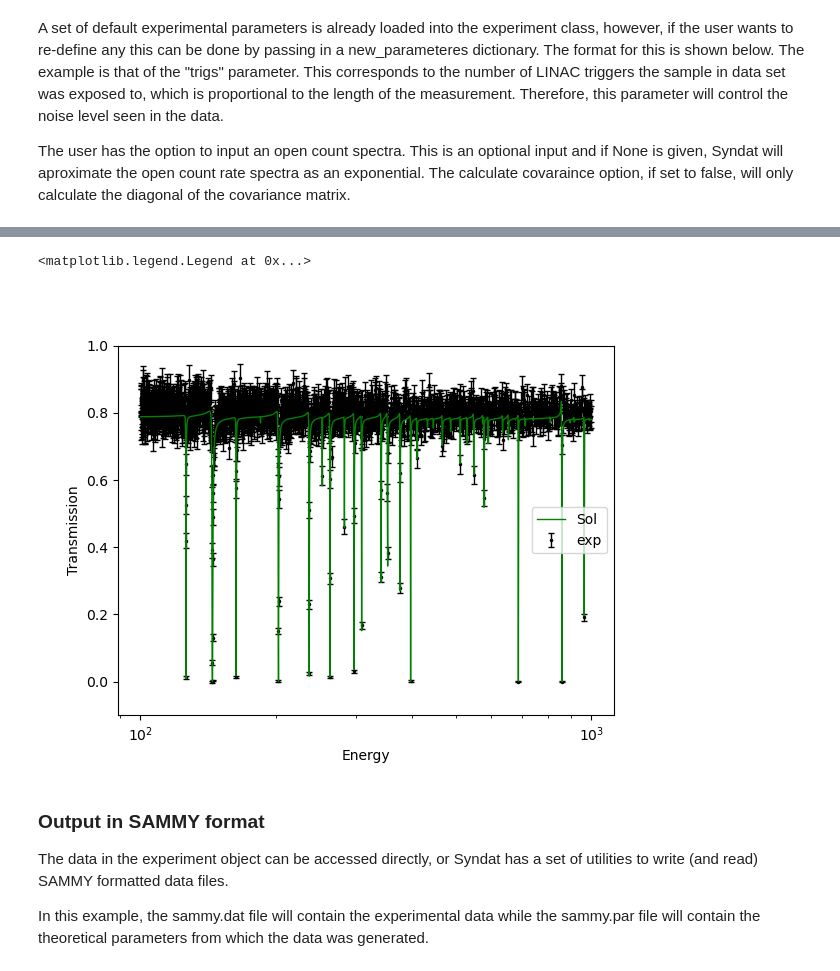
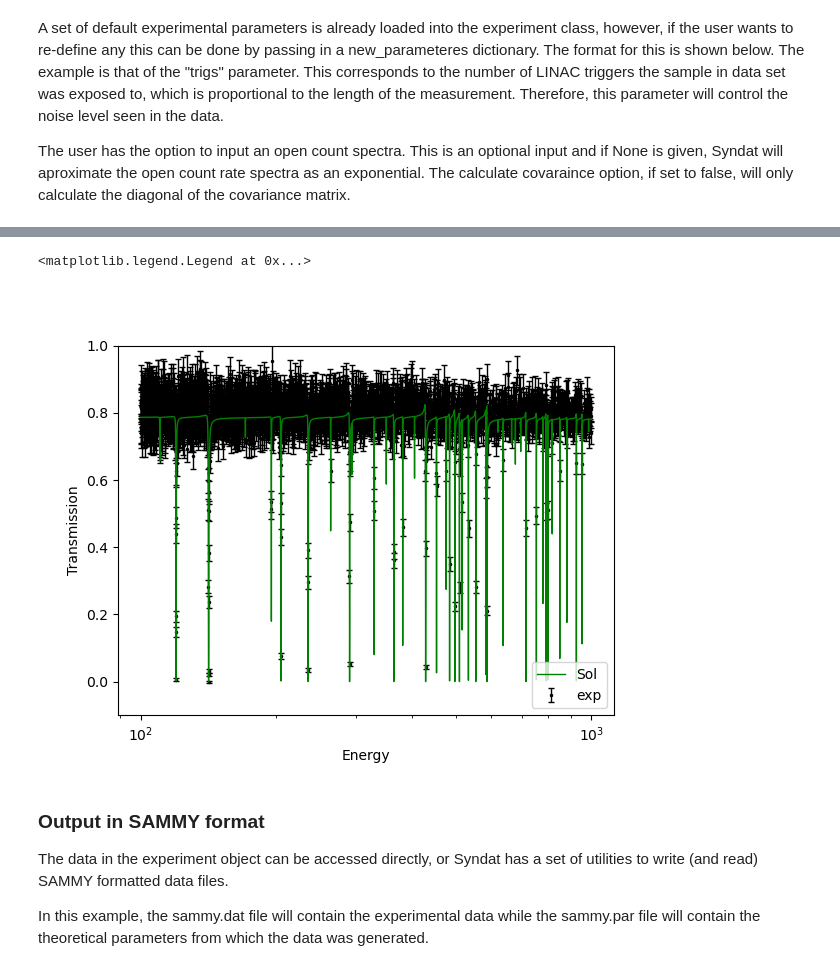
Before and after one commit to Naww137/Syndat, a Jupyter notebook: examples/GenerateData_UserExample.ipynb, the cells around one changed output, grey strips where cells are left out. Cells and saved outputs as stored; diff of their text form; code cells hidden in the pictures.

```diff
--- a/examples/GenerateData_UserExample.ipynb
+++ b/examples/GenerateData_UserExample.ipynb
@@ -78,7 +80,7 @@ Generally the resolution is on the order of nanoseconds, however, the experiment
 # create a linear tof grid
 E_min_max = [100, 1000]
 tof_min_max = syndat.exp_effects.e_to_t(np.array(E_min_max),35.185, True)
-bin_width = 0.1e-6
+bin_width = 6.4e-9
 tof_grid = np.arange(min(tof_min_max), max(tof_min_max), bin_width)
 energy_grid = syndat.exp_effects.t_to_e(tof_grid,35.185,True)
 # %%
@@ -163,7 +163,9 @@ The user has the option to input an open count spectra. This is an optional inpu
 # %%
 options = { 'Perform Experiment':True,
             'Add Noise': True,
-            'Calculate Covariance': True}
+            'Calculate Covariance': True,
+            'Compression Points':[],
+            'Grouping Factors':[10]}
 
 new_parameters = {'trigs': {'val':18476117,    'unc'   :   0}}
 
@@ -186,18 +191,18 @@ exp = syndat.experiment(theoretical_df,
 # %%
 figure()
 # plot(exp.trans.E, exp.trans.exp_trans, '.', ms=1, label='exp')
 errorbar(exp.trans.E, exp.trans.exp_trans, yerr=exp.trans.exp_trans_unc, zorder=0,
                                         fmt='.', color='k', linewidth=1, markersize=3, capsize=2, label='exp')
 
-plot(exp.trans.E, exp.trans.theo_trans, color='g', lw=1, label='Sol', zorder=2)
+plot(exp.theo.E, exp.theo.theo_trans, color='g', lw=1, label='Sol', zorder=2)
 
 ylim([-.1, 1])
 xscale('log')
 xlabel('Energy'); ylabel('Transmission')
 legend()
 # %% [output]
 <matplotlib.legend.Legend at 0x...>
-[figure, old version]
+[figure, new version]
 # %% [markdown]
 ### Output in SAMMY format
 
```
Also changed, not shown: parts of 5 cells of this notebook.
